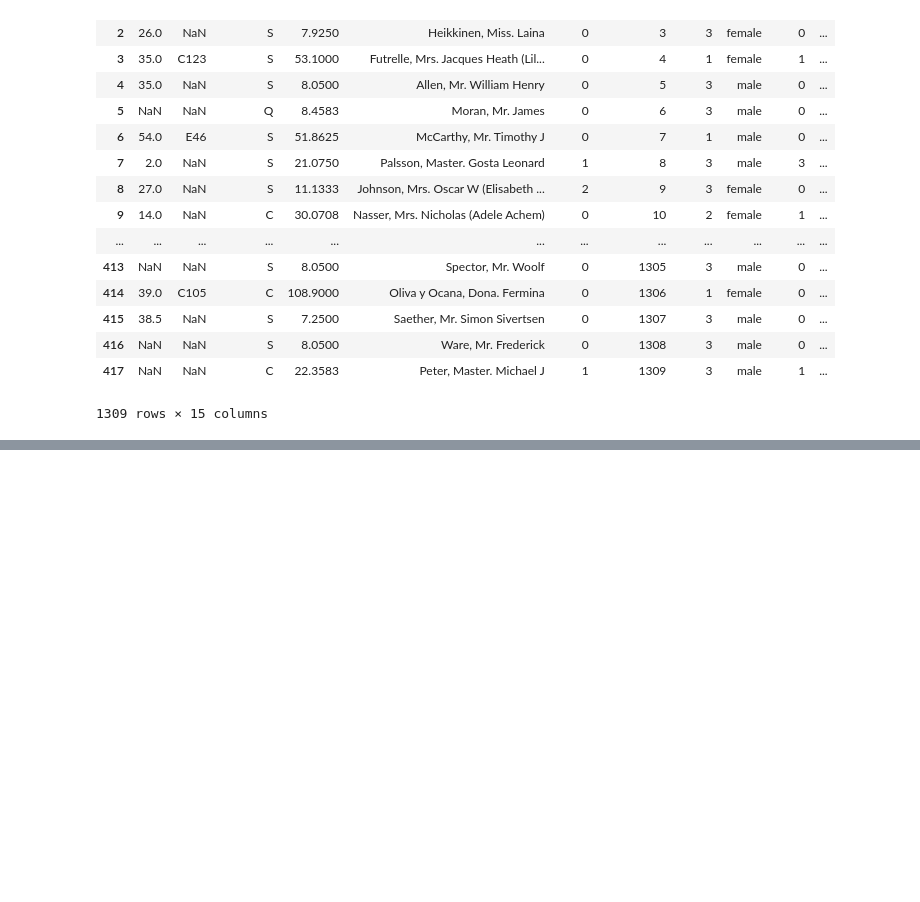
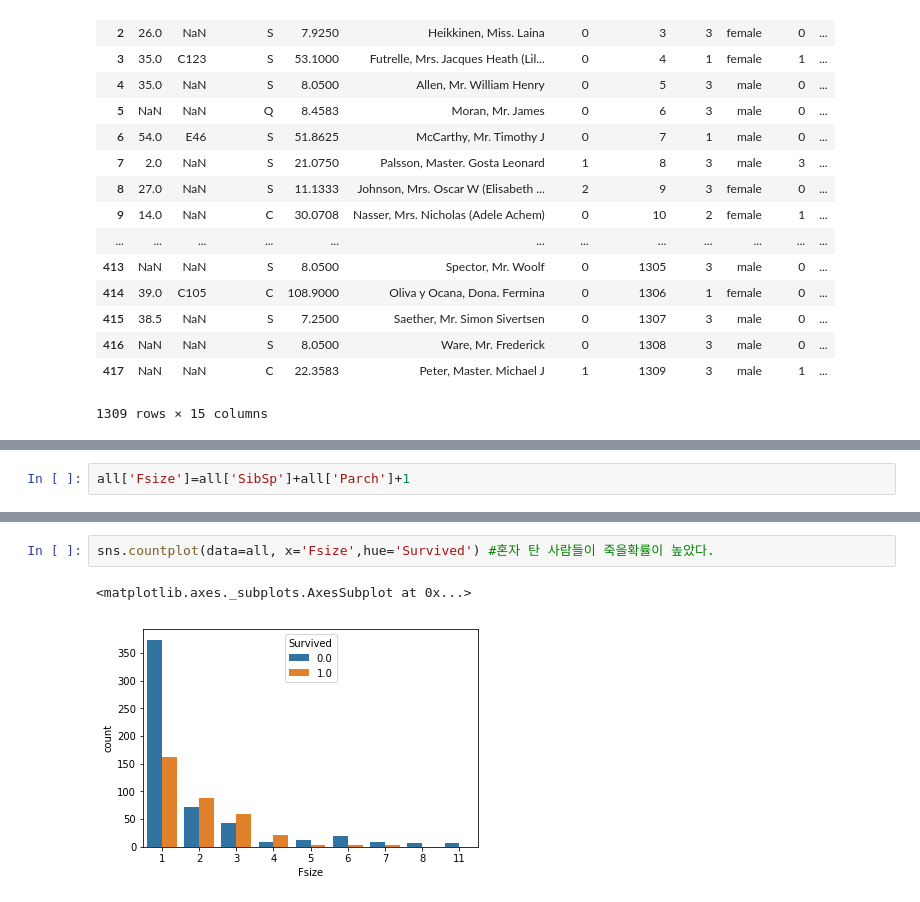
Before and after one commit to Jihwan-Suh/Kaggle, a Jupyter notebook: Titanic.ipynb, the cells around one changed output, grey strips where cells are left out. Saved outputs shown, nothing was run; the diff lists cells and outputs as text; blank space fills up the shorter version.

```diff
--- a/Titanic.ipynb
+++ b/Titanic.ipynb
@@ -219,0 +196,2 @@ Name: Title, Length: 1309, dtype: object
+# %%
+all['Fsize']=all['SibSp']+all['Parch']+1
@@ -219,0 +219,5 @@ Name: Title, Length: 1309, dtype: object
+# %%
+sns.countplot(data=all, x='Fsize',hue='Survived') #혼자 탄 사람들이 죽을확률이 높았다.
+# %% [output]
+<matplotlib.axes._subplots.AxesSubplot at 0x...>
+[figure, added]
```
Also changed, not shown: parts of 5 cells of this notebook.
